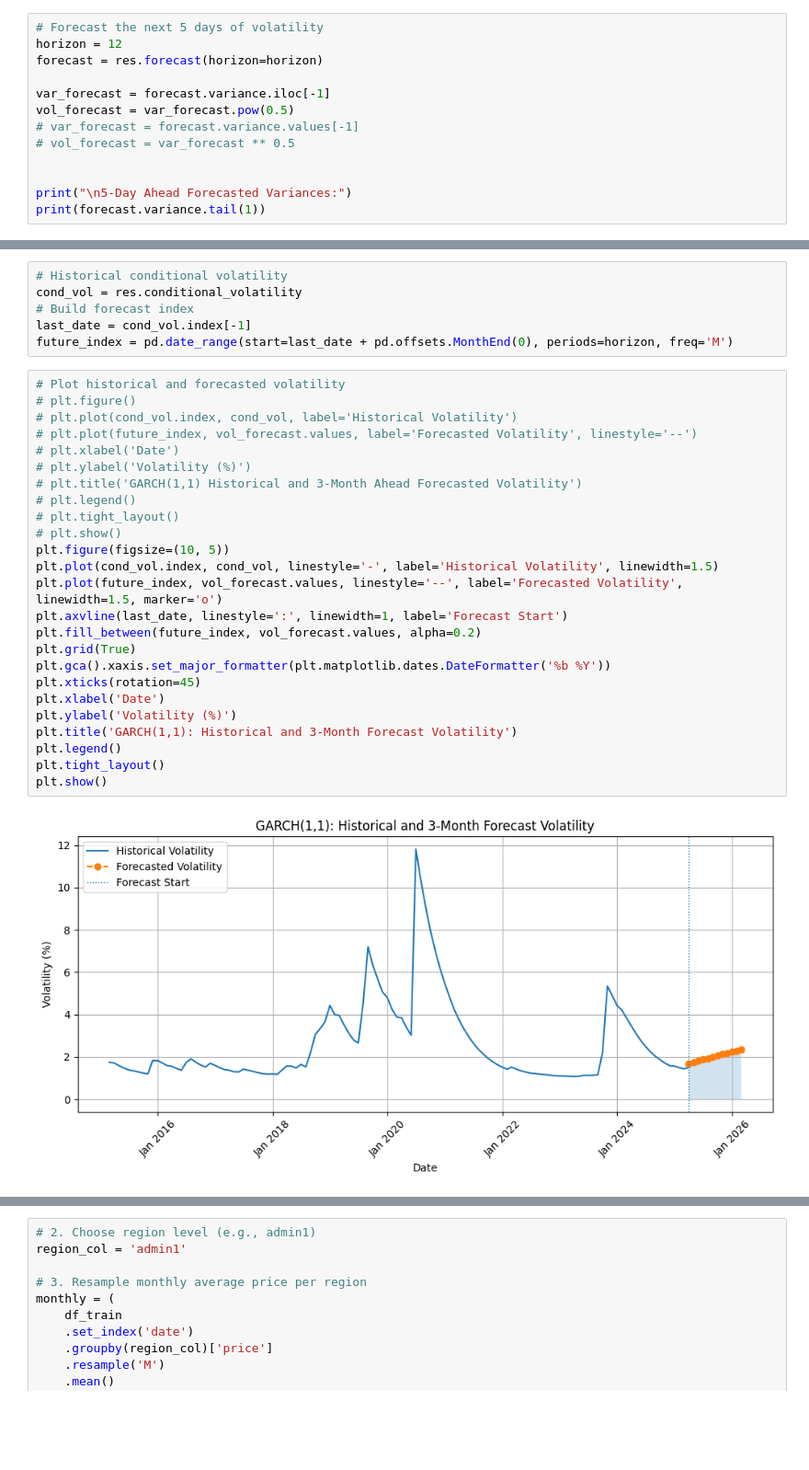
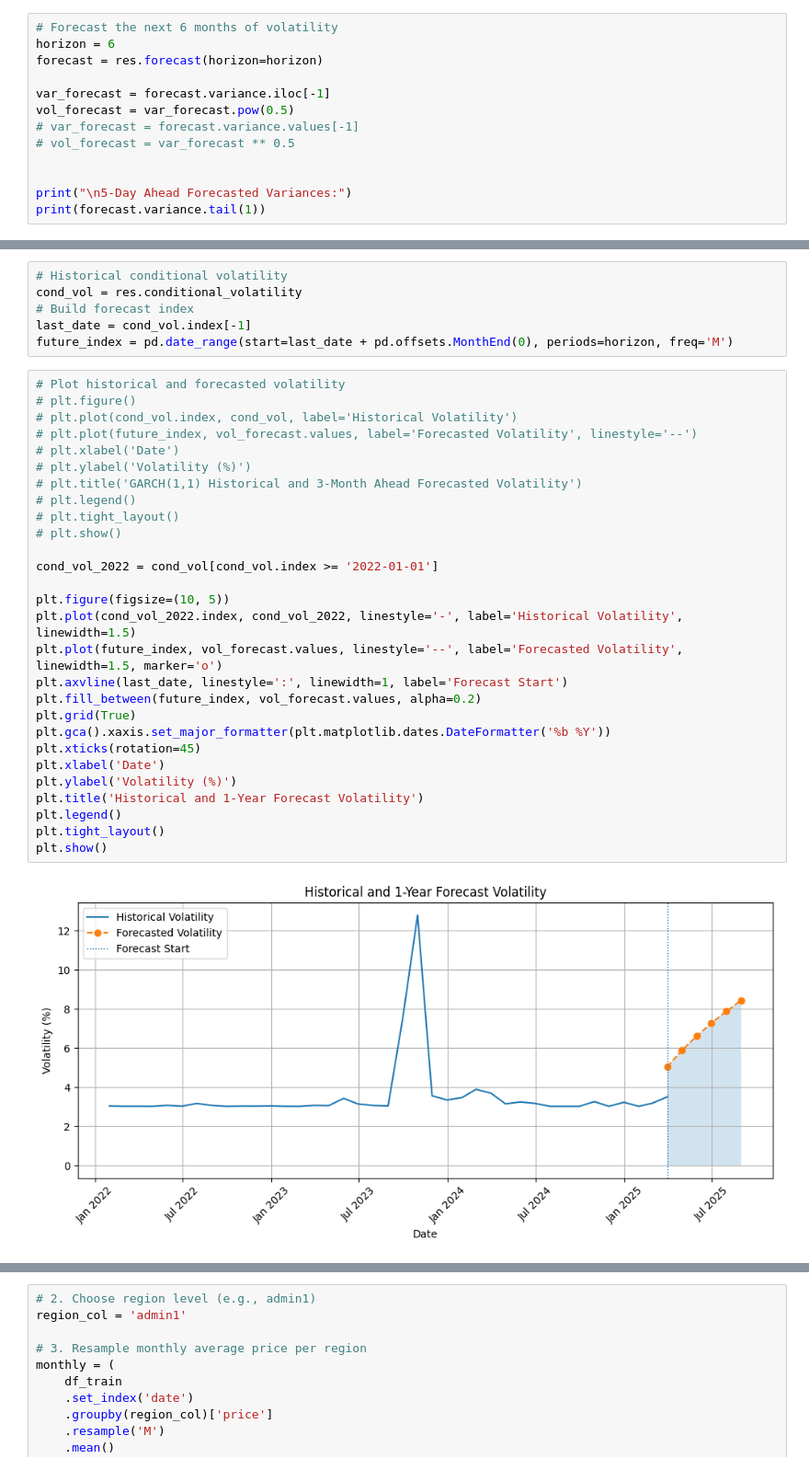
Before and after one commit to JohnCarloSabenorio/GrainShift, a Jupyter notebook: backend/grainshift garch.ipynb, the cells around one changed output, grey strips where cells are left out. Shown at 92% size. Drawn from its saved outputs; the diff is of its cells as text; blank space fills up the shorter version.

Commit message:
Fixed the Graph
I dont think we can use the regional graphs, it's too much,
limited the graph from 2022 to forecasted graph

```diff
--- a/backend/grainshift garch.ipynb
+++ b/backend/grainshift garch.ipynb
@@ -380,8 +377,8 @@ beta[1]        0.7672  8.891e-02      8.630  6.147e-18   [  0.593,  0.941]
 
 Covariance estimator: robust
 # %%
-# Forecast the next 5 days of volatility
-horizon = 12
+# Forecast the next 6 months of volatility
+horizon = 6
 forecast = res.forecast(horizon=horizon)
 
 var_forecast = forecast.variance.iloc[-1]
@@ -410,27 +403,30 @@ future_index = pd.date_range(start=last_date + pd.offsets.MonthEnd(0), periods=h
 # %%
 # Plot historical and forecasted volatility
 # plt.figure()
 # plt.plot(cond_vol.index, cond_vol, label='Historical Volatility')
 # plt.plot(future_index, vol_forecast.values, label='Forecasted Volatility', linestyle='--')
 # plt.xlabel('Date')
 # plt.ylabel('Volatility (%)')
 # plt.title('GARCH(1,1) Historical and 3-Month Ahead Forecasted Volatility')
 # plt.legend()
 # plt.tight_layout()
 # plt.show()
+
+cond_vol_2022 = cond_vol[cond_vol.index >= '2022-01-01']
+
 plt.figure(figsize=(10, 5))
-plt.plot(cond_vol.index, cond_vol, linestyle='-', label='Historical Volatility', linewidth=1.5)
+plt.plot(cond_vol_2022.index, cond_vol_2022, linestyle='-', label='Historical Volatility', linewidth=1.5)
 plt.plot(future_index, vol_forecast.values, linestyle='--', label='Forecasted Volatility', linewidth=1.5, marker='o')
 plt.axvline(last_date, linestyle=':', linewidth=1, label='Forecast Start')
 plt.fill_between(future_index, vol_forecast.values, alpha=0.2)
 plt.grid(True)
 plt.gca().xaxis.set_major_formatter(plt.matplotlib.dates.DateFormatter('%b %Y'))
 plt.xticks(rotation=45)
 plt.xlabel('Date')
 plt.ylabel('Volatility (%)')
-plt.title('GARCH(1,1): Historical and 3-Month Forecast Volatility')
+plt.title('Historical and 1-Year Forecast Volatility')
 plt.legend()
 plt.tight_layout()
 plt.show()
 # %% [output]
-[figure, old version]
+[figure, new version]
```
Also changed, not shown: parts of 4 cells of this notebook.
